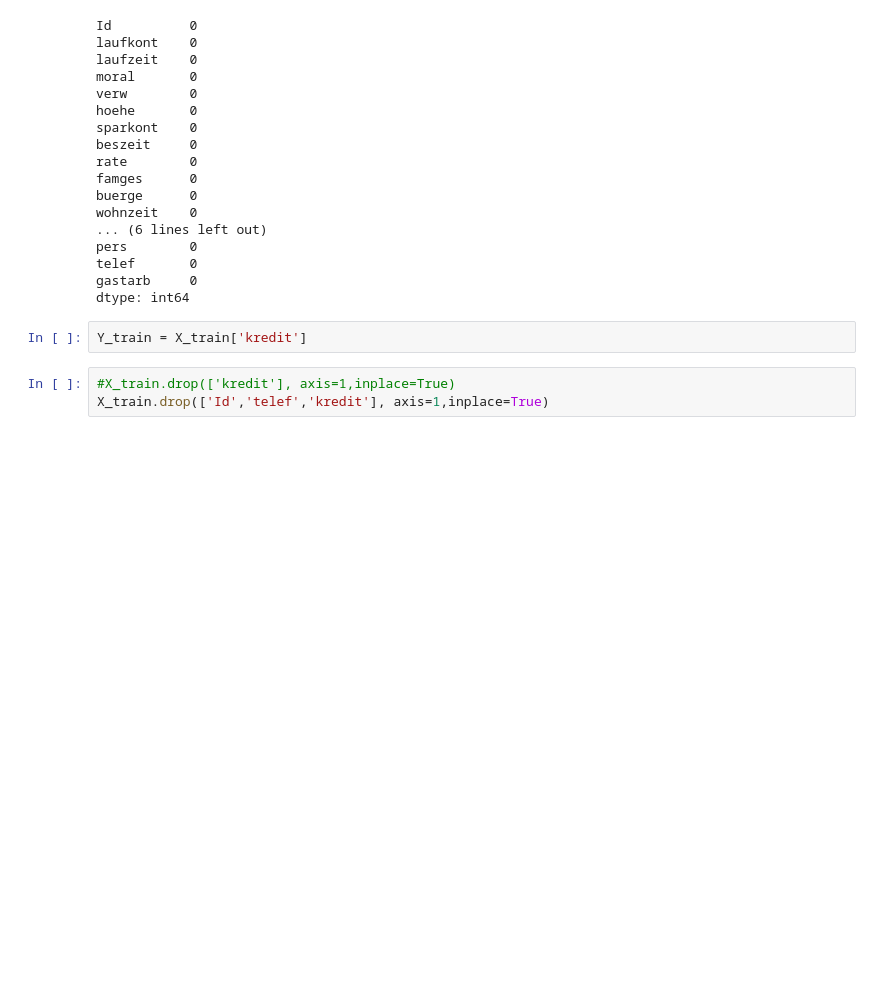
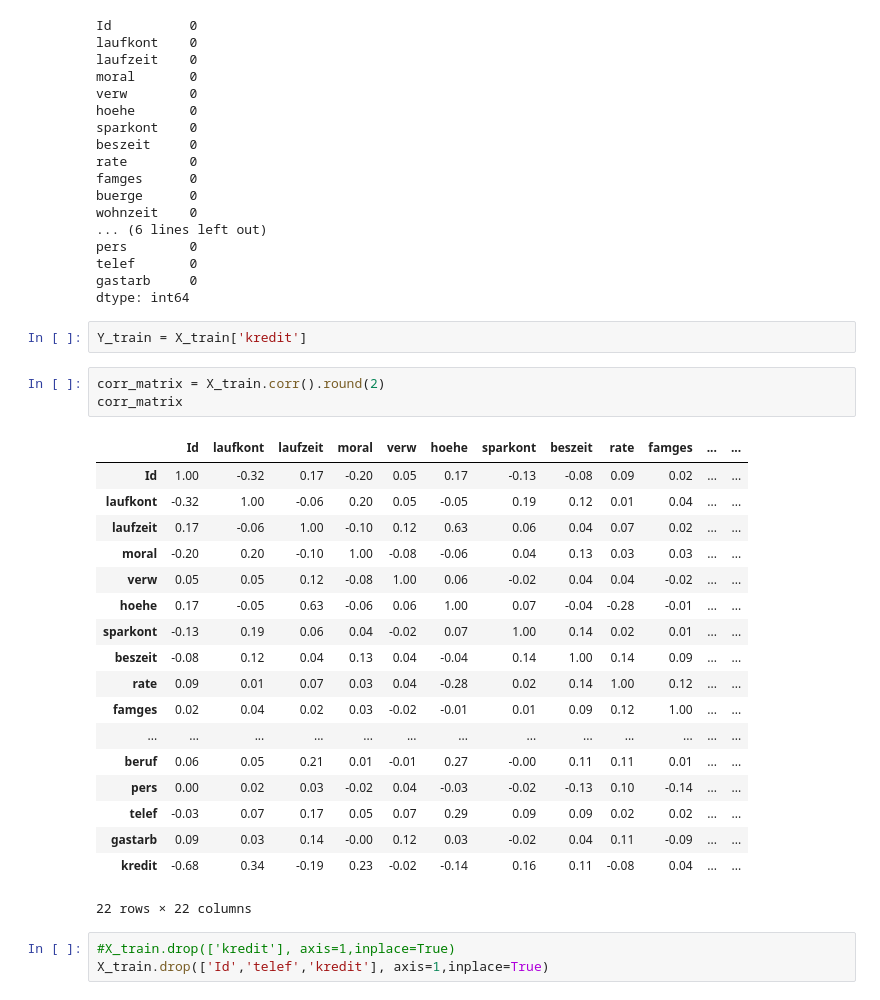
Before and after one commit to mohanadtalat91/South-German-Credit-Prediction, a Jupyter notebook: fuzzy_c_mean.ipynb, the cells around one changed output. Saved outputs shown, nothing was run; the diff lists cells and outputs as text; blank space fills up the shorter version.

```diff
--- a/fuzzy_c_mean.ipynb
+++ b/fuzzy_c_mean.ipynb
@@ -370,6 +370,28 @@ gastarb     0
 dtype: int64
 # %%
 Y_train = X_train['kredit']
+# %%
+corr_matrix = X_train.corr().round(2)
+corr_matrix
+# %% [output]
+|  | Id | laufkont | laufzeit | moral | verw | hoehe | sparkont | beszeit | rate | famges | ... | ... |
+| Id | 1.00 | -0.32 | 0.17 | -0.20 | 0.05 | 0.17 | -0.13 | -0.08 | 0.09 | 0.02 | ... | ... |
+| laufkont | -0.32 | 1.00 | -0.06 | 0.20 | 0.05 | -0.05 | 0.19 | 0.12 | 0.01 | 0.04 | ... | ... |
+| laufzeit | 0.17 | -0.06 | 1.00 | -0.10 | 0.12 | 0.63 | 0.06 | 0.04 | 0.07 | 0.02 | ... | ... |
+| moral | -0.20 | 0.20 | -0.10 | 1.00 | -0.08 | -0.06 | 0.04 | 0.13 | 0.03 | 0.03 | ... | ... |
+| verw | 0.05 | 0.05 | 0.12 | -0.08 | 1.00 | 0.06 | -0.02 | 0.04 | 0.04 | -0.02 | ... | ... |
+| hoehe | 0.17 | -0.05 | 0.63 | -0.06 | 0.06 | 1.00 | 0.07 | -0.04 | -0.28 | -0.01 | ... | ... |
+| sparkont | -0.13 | 0.19 | 0.06 | 0.04 | -0.02 | 0.07 | 1.00 | 0.14 | 0.02 | 0.01 | ... | ... |
+| beszeit | -0.08 | 0.12 | 0.04 | 0.13 | 0.04 | -0.04 | 0.14 | 1.00 | 0.14 | 0.09 | ... | ... |
+| rate | 0.09 | 0.01 | 0.07 | 0.03 | 0.04 | -0.28 | 0.02 | 0.14 | 1.00 | 0.12 | ... | ... |
+| famges | 0.02 | 0.04 | 0.02 | 0.03 | -0.02 | -0.01 | 0.01 | 0.09 | 0.12 | 1.00 | ... | ... |
+| ... | ... | ... | ... | ... | ... | ... | ... | ... | ... | ... | ... | ... |
+| beruf | 0.06 | 0.05 | 0.21 | 0.01 | -0.01 | 0.27 | -0.00 | 0.11 | 0.11 | 0.01 | ... | ... |
+| pers | 0.00 | 0.02 | 0.03 | -0.02 | 0.04 | -0.03 | -0.02 | -0.13 | 0.10 | -0.14 | ... | ... |
+| telef | -0.03 | 0.07 | 0.17 | 0.05 | 0.07 | 0.29 | 0.09 | 0.09 | 0.02 | 0.02 | ... | ... |
+| gastarb | 0.09 | 0.03 | 0.14 | -0.00 | 0.12 | 0.03 | -0.02 | 0.04 | 0.11 | -0.09 | ... | ... |
+| kredit | -0.68 | 0.34 | -0.19 | 0.23 | -0.02 | -0.14 | 0.16 | 0.11 | -0.08 | 0.04 | ... | ... |
+22 rows × 22 columns
 # %%
 #X_train.drop(['kredit'], axis=1,inplace=True)
 X_train.drop(['Id','telef','kredit'], axis=1,inplace=True)
```
Also changed, not shown: parts of 22 cells of this notebook, 2 other files.
